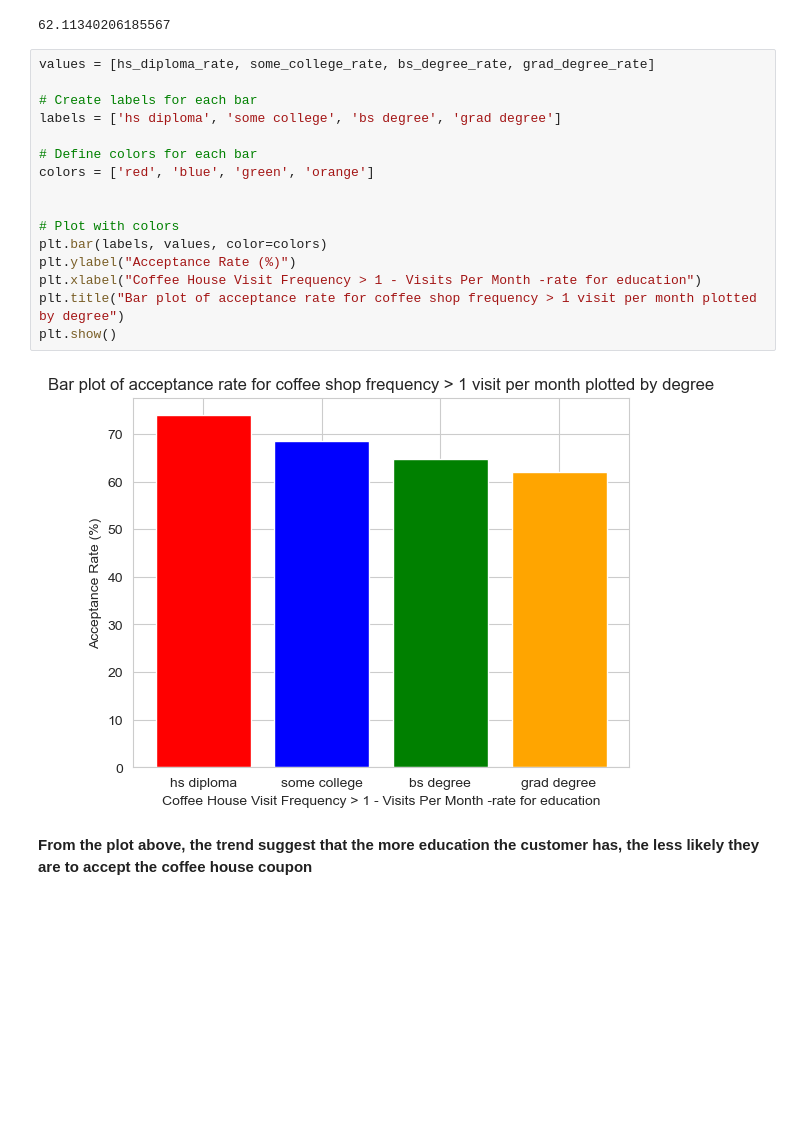
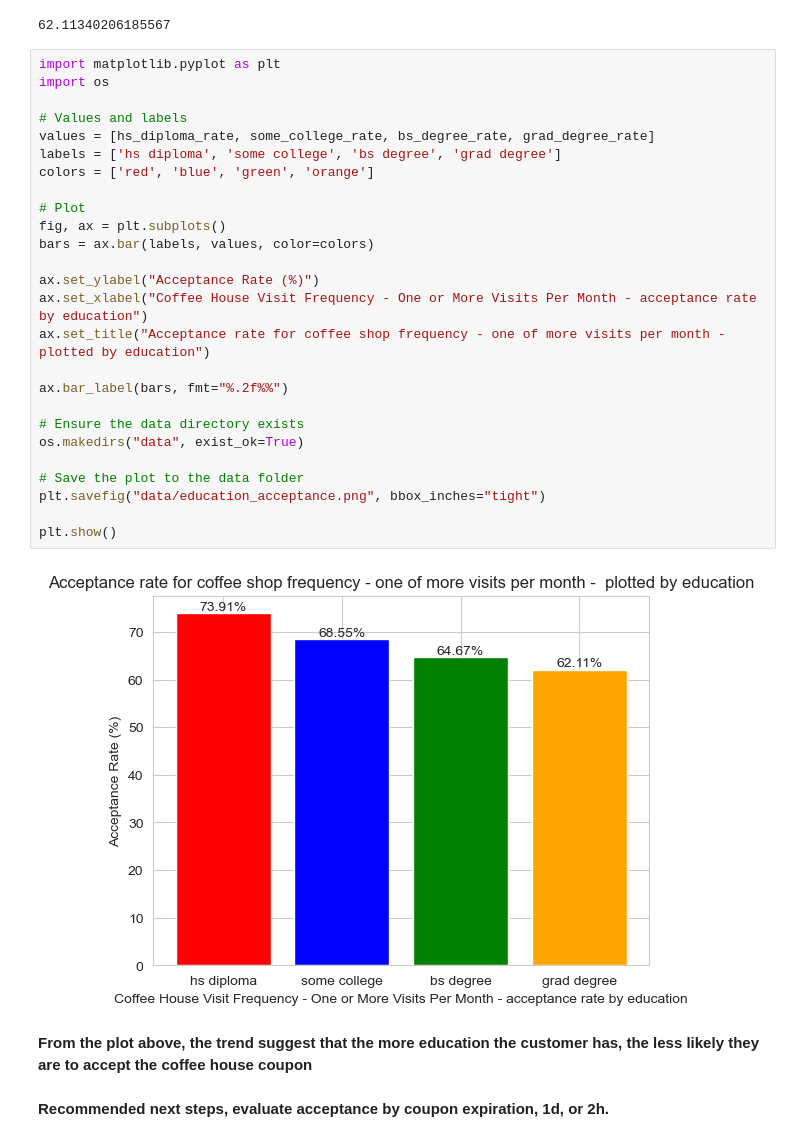
Before and after one commit to jeffreylgoode/Coupon_Project, a Jupyter notebook: Coupon_Project.ipynb, the cells around one changed output. Saved outputs shown, nothing was run; the diff lists cells and outputs as text; blank space fills up the shorter version.

```diff
--- a/Coupon_Project.ipynb
+++ b/Coupon_Project.ipynb
@@ -780,22 +793,34 @@ grad_degree_rate
 # %% [output]
 62.11340206185567
 # %%
+import matplotlib.pyplot as plt
+import os
+
+# Values and labels
 values = [hs_diploma_rate, some_college_rate, bs_degree_rate, grad_degree_rate]
-
-# Create labels for each bar
 labels = ['hs diploma', 'some college', 'bs degree', 'grad degree']
-
-# Define colors for each bar
 colors = ['red', 'blue', 'green', 'orange']
 
+# Plot
+fig, ax = plt.subplots()
+bars = ax.bar(labels, values, color=colors)
 
-# Plot with colors
-plt.bar(labels, values, color=colors)
-plt.ylabel("Acceptance Rate (%)")
-plt.xlabel("Coffee House Visit Frequency > 1 - Visits Per Month -rate for education")
-plt.title("Bar plot of acceptance rate for coffee shop frequency > 1 visit per month plotted by degree")
+ax.set_ylabel("Acceptance Rate (%)")
+ax.set_xlabel("Coffee House Visit Frequency - One or More Visits Per Month - acceptance rate by education")
+ax.set_title("Acceptance rate for coffee shop frequency - one of more visits per month -  plotted by education")
+
+ax.bar_label(bars, fmt="%.2f%%")
+
+# Ensure the data directory exists
+os.makedirs("data", exist_ok=True)
+
+# Save the plot to the data folder
+plt.savefig("data/education_acceptance.png", bbox_inches="tight")
+
 plt.show()
 # %% [output]
-[figure, old version]
+[figure, new version]
 # %% [markdown]
 **From the plot above, the trend suggest that the more education the customer has, the less likely they are to accept the coffee house coupon**
+# %% [markdown]
+**Recommended next steps, evaluate acceptance by coupon expiration, 1d, or 2h.**
```
Also changed, not shown: parts of 9 cells of this notebook, 1 other file.
